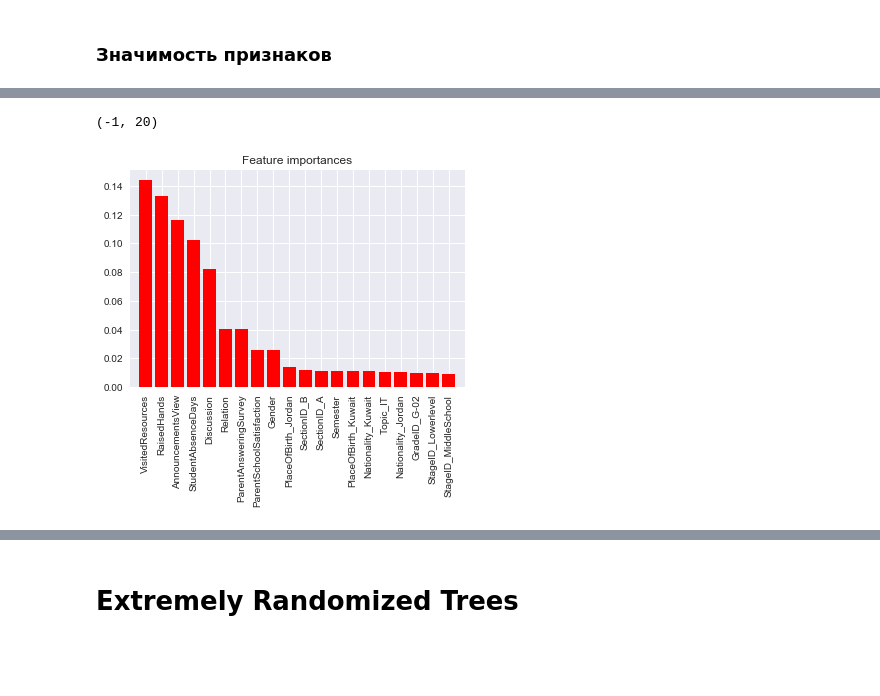
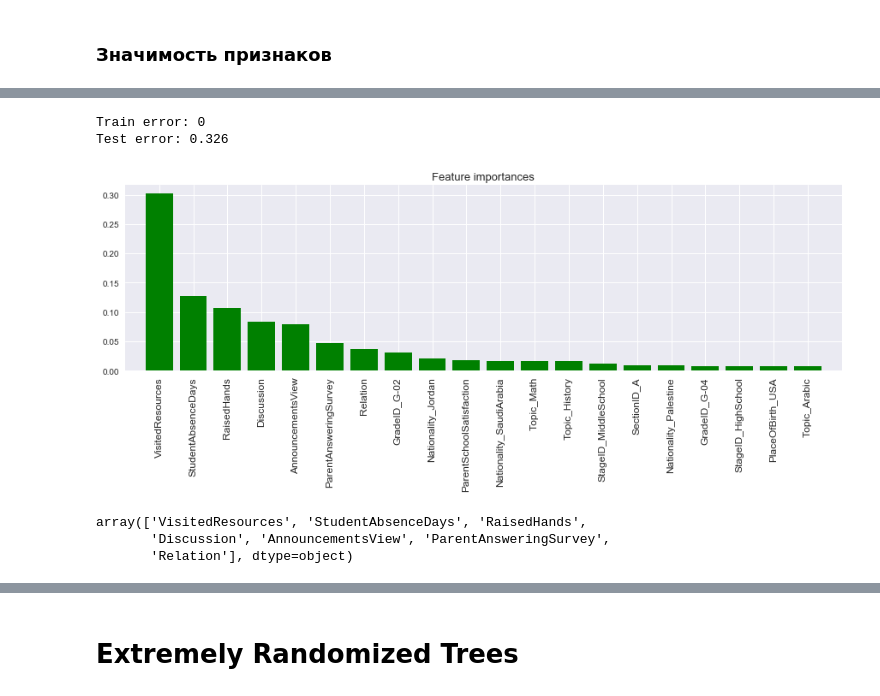
Before and after one commit to zaktan8/DataAnalysis, a Jupyter notebook: Lab1/Students.ipynb, the cells around one changed output, grey strips where cells are left out. Saved outputs shown, nothing was run; the diff lists cells and outputs as text; code cells hidden in the pictures; blank space fills up the shorter version.

Commit message:
added some visualization and different classification models

```diff
--- a/Lab1/Students.ipynb
+++ b/Lab1/Students.ipynb
@@ -482,11 +552,2 @@ print(err_train, err_test)
 # %% [markdown]
 # Random Forest
-# %%
-from sklearn import ensemble
-rf = ensemble.RandomForestClassifier(n_estimators = 1000)
-rf.fit(X_train, y_train)
-
-err_train = np.mean(y_train != rf.predict(X_train))
-err_test  = np.mean(y_test  != rf.predict(X_test))
-
-print(err_train, err_test)
@@ -527,9 +631,28 @@ Feature ranking:
+# %%
+feature_names = x.columns.values
+# %%
+dtc = DecisionTreeClassifier().fit(x_train, y_train)
+train_error, test_error = get_errors(dtc, train_test_split_data)
+print_errors(train_error, test_error)
+# %% [output]
+Train error: 0
+Test error: 0.326
+# %%
+importances = dtc.feature_importances_
+indices = np.argsort(importances)[::-1]
 # %%
 d_first = 20
-plt.title("Feature importances")
-plt.bar(range(d_first), importances[indices[:d_first]], align = 'center', color = 'r')
-plt.xticks(range(d_first), feature_names[indices[:d_first]], rotation = 90)
-plt.xlim([-1, d_first])
+plt.figure(figsize=(15, 4))
+plt.title("Feature importances", fontsize=13)
+plt.bar(range(d_first), importances[indices[:d_first]], align='center', color='g')
+plt.xticks(range(d_first), feature_names[indices[:d_first]], rotation=90, fontsize=12)
+plt.xlim([-1, d_first]);
 # %% [output]
-(-1, 20)
-[figure, old version]
+[figure, new version]
+# %%
+selected_features = feature_names[indices[:7]]
+selected_features
+# %% [output]
+array(['VisitedResources', 'StudentAbsenceDays', 'RaisedHands',
+       'Discussion', 'AnnouncementsView', 'ParentAnsweringSurvey',
+       'Relation'], dtype=object)
```
Also changed, not shown: parts of 110 cells of this notebook.
